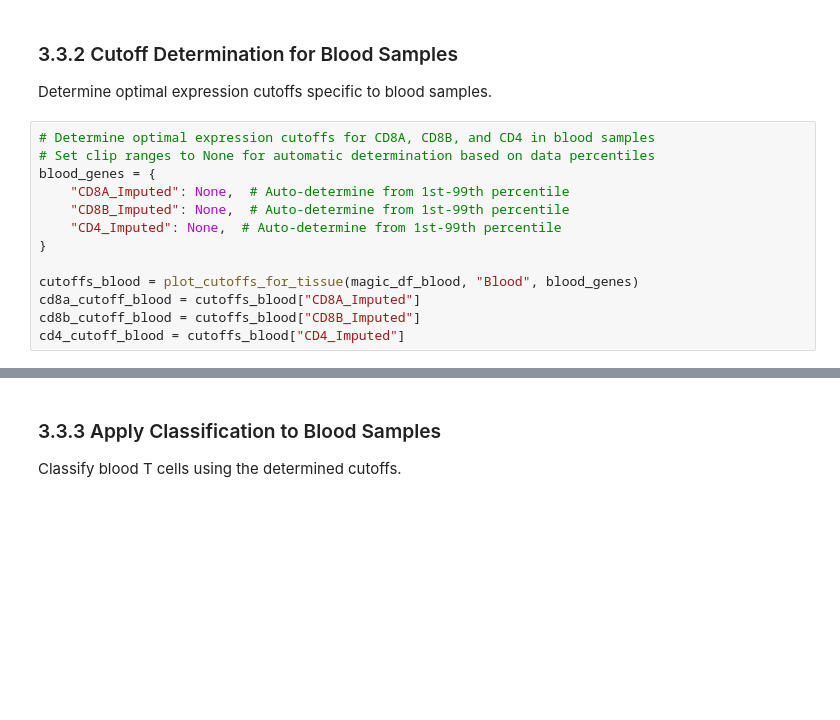
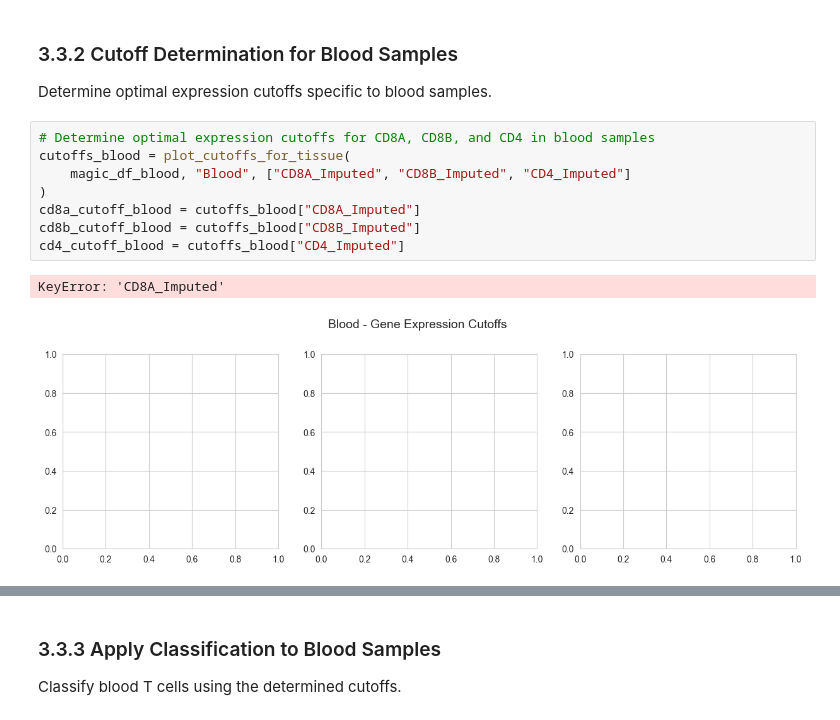
Before and after one commit to ronamit/scXpand-1, a Jupyter notebook: docs/notebooks/data_preparation_tutorial.ipynb, the cells around one changed output, grey strips where cells are left out. Saved outputs shown, nothing was run; the diff lists cells and outputs as text; blank space fills up the shorter version.

```diff
--- a/docs/notebooks/data_preparation_tutorial.ipynb
+++ b/docs/notebooks/data_preparation_tutorial.ipynb
@@ -697,17 +788,15 @@ magic_df_blood.to_csv(
 Determine optimal expression cutoffs specific to blood samples.
 # %%
 # Determine optimal expression cutoffs for CD8A, CD8B, and CD4 in blood samples
-# Set clip ranges to None for automatic determination based on data percentiles
-blood_genes = {
-    "CD8A_Imputed": None,  # Auto-determine from 1st-99th percentile
-    "CD8B_Imputed": None,  # Auto-determine from 1st-99th percentile
-    "CD4_Imputed": None,  # Auto-determine from 1st-99th percentile
-}
-
-cutoffs_blood = plot_cutoffs_for_tissue(magic_df_blood, "Blood", blood_genes)
+cutoffs_blood = plot_cutoffs_for_tissue(
+    magic_df_blood, "Blood", ["CD8A_Imputed", "CD8B_Imputed", "CD4_Imputed"]
+)
 cd8a_cutoff_blood = cutoffs_blood["CD8A_Imputed"]
 cd8b_cutoff_blood = cutoffs_blood["CD8B_Imputed"]
 cd4_cutoff_blood = cutoffs_blood["CD4_Imputed"]
+# %% [output]
+KeyError: 'CD8A_Imputed'
+[figure, added]
 # %%
 # Print calculated blood cutoffs for verification
 print("Calculated Blood Cutoffs:")
```
Also changed, not shown: parts of 17 cells of this notebook.
